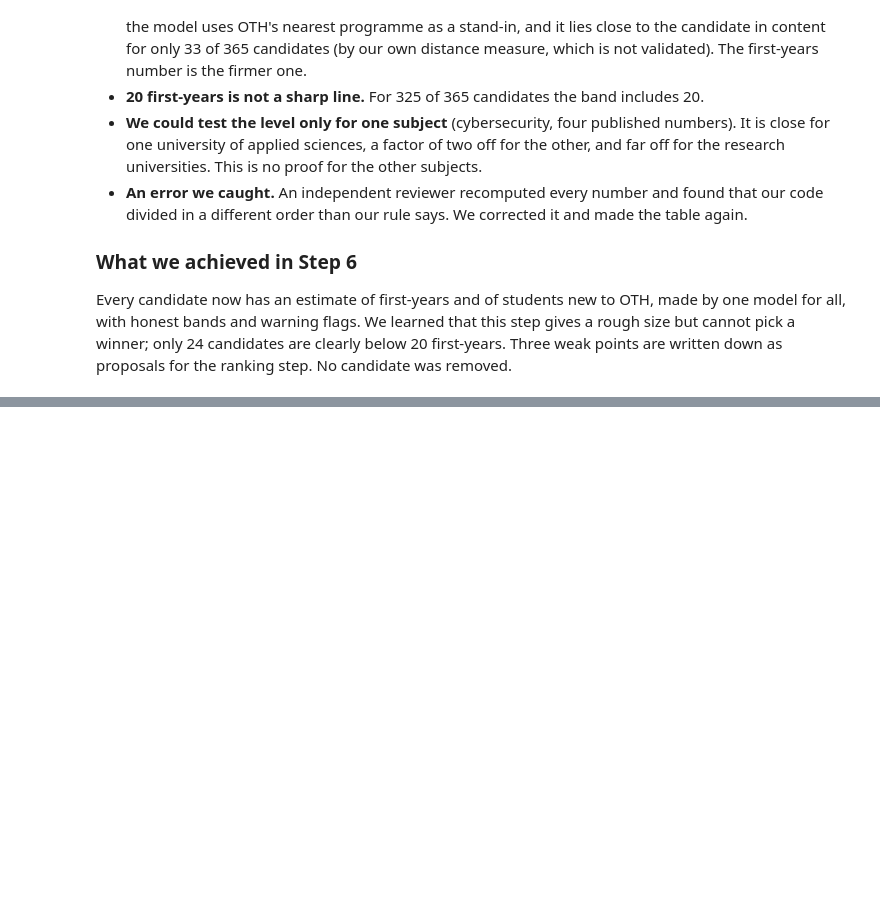
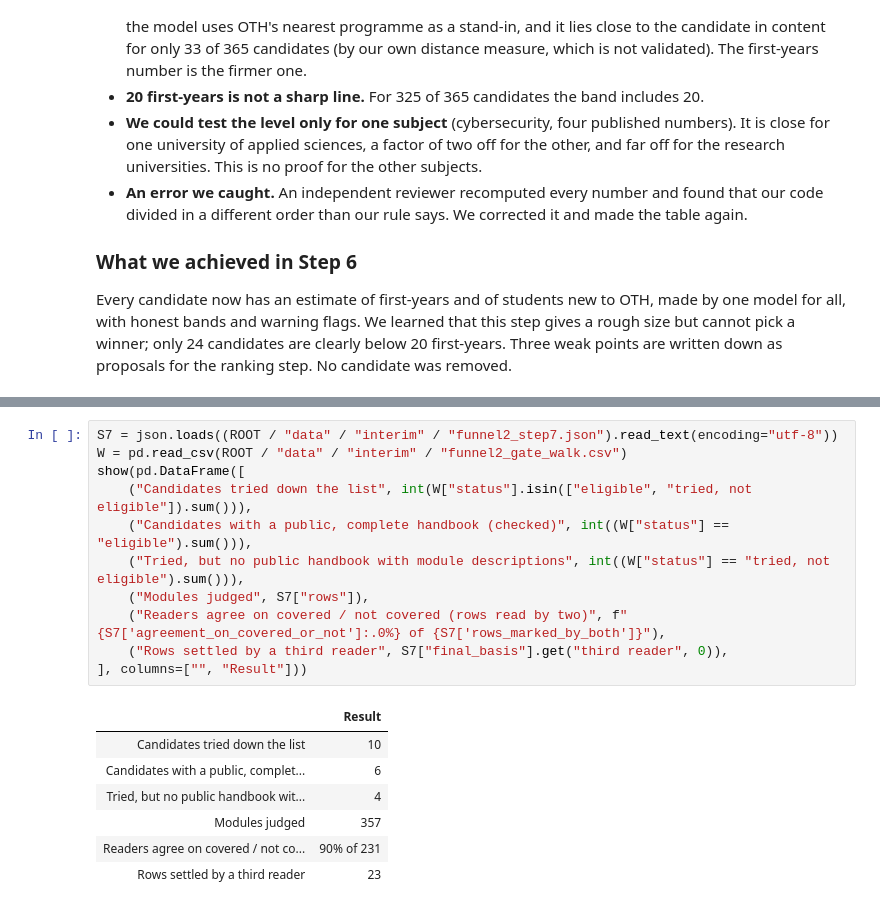
Before and after one commit to SomanthaManuranga/study-program-intelligence, a Jupyter notebook: notebooks/funnel_progress.ipynb, the cells around one changed output, grey strips where cells are left out. Drawn from its saved outputs; the diff is of its cells as text; blank space fills up the shorter version.

```diff
--- a/notebooks/funnel_progress.ipynb
+++ b/notebooks/funnel_progress.ipynb
@@ -820,0 +826,19 @@ Every candidate now has an estimate of first-years and of students new to OTH, m
+# %%
+S7 = json.loads((ROOT / "data" / "interim" / "funnel2_step7.json").read_text(encoding="utf-8"))
+W = pd.read_csv(ROOT / "data" / "interim" / "funnel2_gate_walk.csv")
+show(pd.DataFrame([
+    ("Candidates tried down the list", int(W["status"].isin(["eligible", "tried, not eligible"]).sum())),
+    ("Candidates with a public, complete handbook (checked)", int((W["status"] == "eligible").sum())),
+    ("Tried, but no public handbook with module descriptions", int((W["status"] == "tried, not eligible").sum())),
+    ("Modules judged", S7["rows"]),
+    ("Readers agree on covered / not covered (rows read by two)", f"{S7['agreement_on_covered_or_not']:.0%} of {S7['rows_marked_by_both']}"),
+    ("Rows settled by a third reader", S7["final_basis"].get("third reader", 0)),
+], columns=["", "Result"]))
+# %% [output]
+|  | Result |
+| Candidates tried down the list | 10 |
+| Candidates with a public, complet... | 6 |
+| Tried, but no public handbook wit... | 4 |
+| Modules judged | 357 |
+| Readers agree on covered / not co... | 90% of 231 |
+| Rows settled by a third reader | 23 |
```
Also changed, not shown: parts of 8 cells of this notebook.
